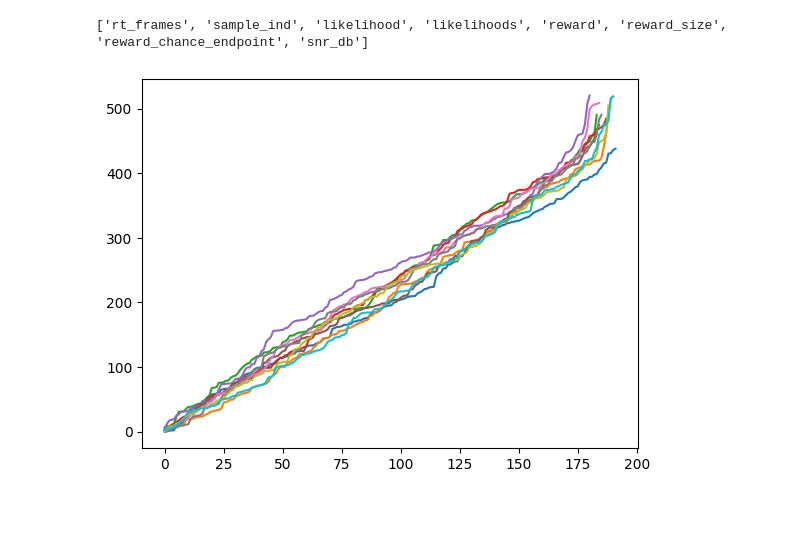
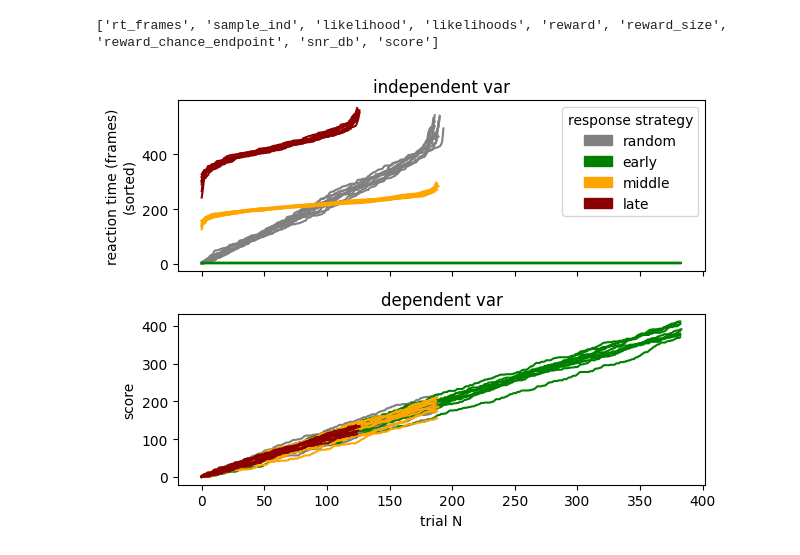
Before and after one commit to neurodream/Action-Timing-Task, a Jupyter notebook: scripts/sim_analysis_random.ipynb, the cells around one changed output. Saved outputs shown, nothing was run; the diff lists cells and outputs as text; code cells hidden in the pictures; blank space fills up the shorter version.

Commit message:
identify task exploit

```diff
--- a/scripts/sim_analysis_random.ipynb
+++ b/scripts/sim_analysis_random.ipynb
@@ -2,18 +2,48 @@
 from BFTUSk.analysis import *
 from BFTUSk.sim_task import *
 
-dfs = []
+dfs_random = []
+dfs_early = []
+dfs_middle = []
+dfs_late = []
 
-for i in range(10):
-    dfs.append(run_sim())
+for i in tqdm(range(10)):
+    dfs_random.append(run_sim(exploit_kill=False))
+    dfs_early.append(run_sim(strategy="early", exploit_kill=False))
+    dfs_middle.append(run_sim(strategy="middle", exploit_kill=False))
+    dfs_late.append(run_sim(strategy="late", exploit_kill=False))
 
-print(dfs[0].columns.tolist())
+print(dfs_random[0].columns.tolist())
 # %% [output]
-['rt_frames', 'sample_ind', 'likelihood', 'likelihoods', 'reward', 'reward_size', 'reward_chance_endpoint', 'snr_db']
+['rt_frames', 'sample_ind', 'likelihood', 'likelihoods', 'reward', 'reward_size', 'reward_chance_endpoint', 'snr_db', 'score']
 # %%
-plt.figure()
-for df in dfs:
-    plt.plot(sorted(df["rt_frames"]))
+import matplotlib.patches as mpatches
+
+rand = mpatches.Patch(color='grey', label='random')
+early = mpatches.Patch(color='green', label='early')
+mid = mpatches.Patch(color='orange', label='middle')
+late = mpatches.Patch(color='darkred', label='late')
+
+f, axes = plt.subplots(2,1, sharex=True)
+for df in dfs_random:
+    axes[0].plot(sorted(df["rt_frames"]), color="grey")
+    axes[1].plot(sorted(df["score"]), color="grey")
+for df in dfs_early:
+    axes[0].plot(sorted(df["rt_frames"]), color="green")
+    axes[1].plot(sorted(df["score"]), color="green")
+for df in dfs_middle:
+    axes[0].plot(sorted(df["rt_frames"]), color="orange")
+    axes[1].plot(sorted(df["score"]), color="orange")
+for df in dfs_late:
+    axes[0].plot(sorted(df["rt_frames"]), color="darkred")
+    axes[1].plot(sorted(df["score"]), color="darkred")
+axes[0].set_ylabel("reaction time (frames)\n(sorted)")
+axes[1].set_ylabel("score")
+axes[0].set_title("independent var")
+axes[1].set_title("dependent var")
+plt.xlabel("trial N")
+axes[0].legend(handles=[rand, early, mid, late], title="response strategy")
+plt.tight_layout()
 plt.show()
 # %% [output]
-[figure, old version]
+[figure, new version]
```
Also changed, not shown: parts of 2 cells of this notebook, 2 other files.
